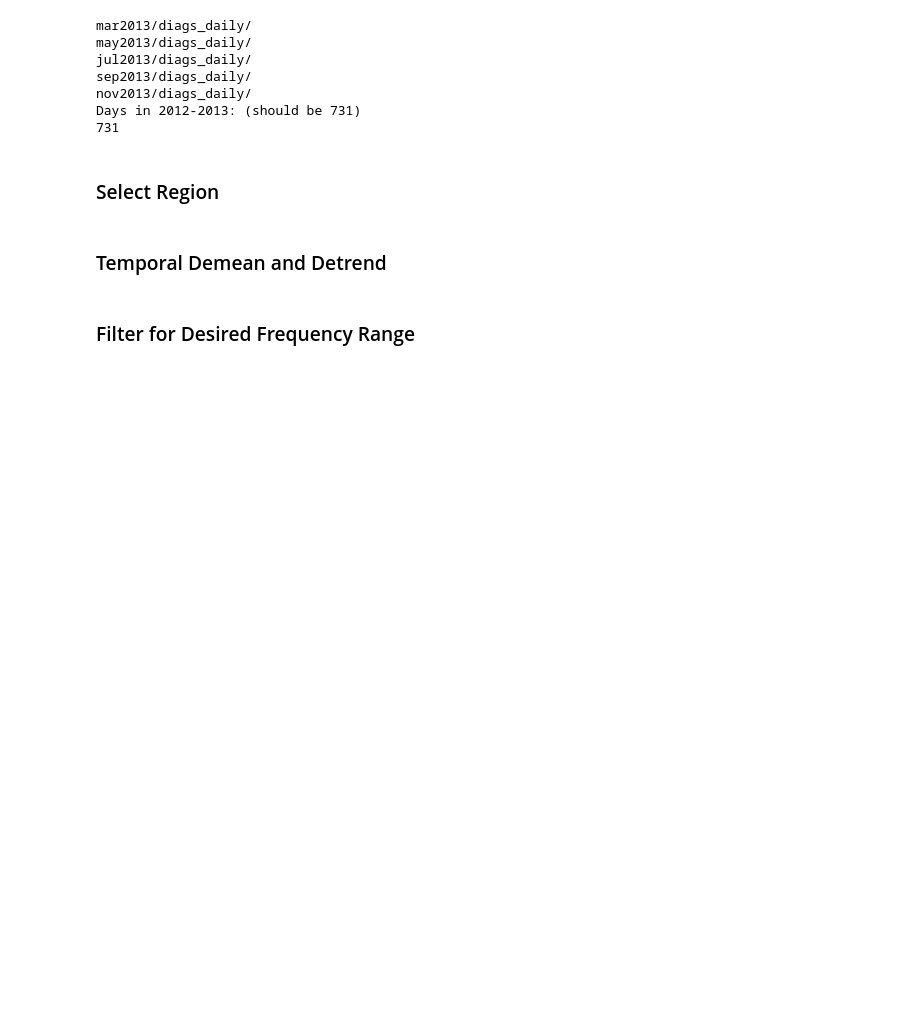
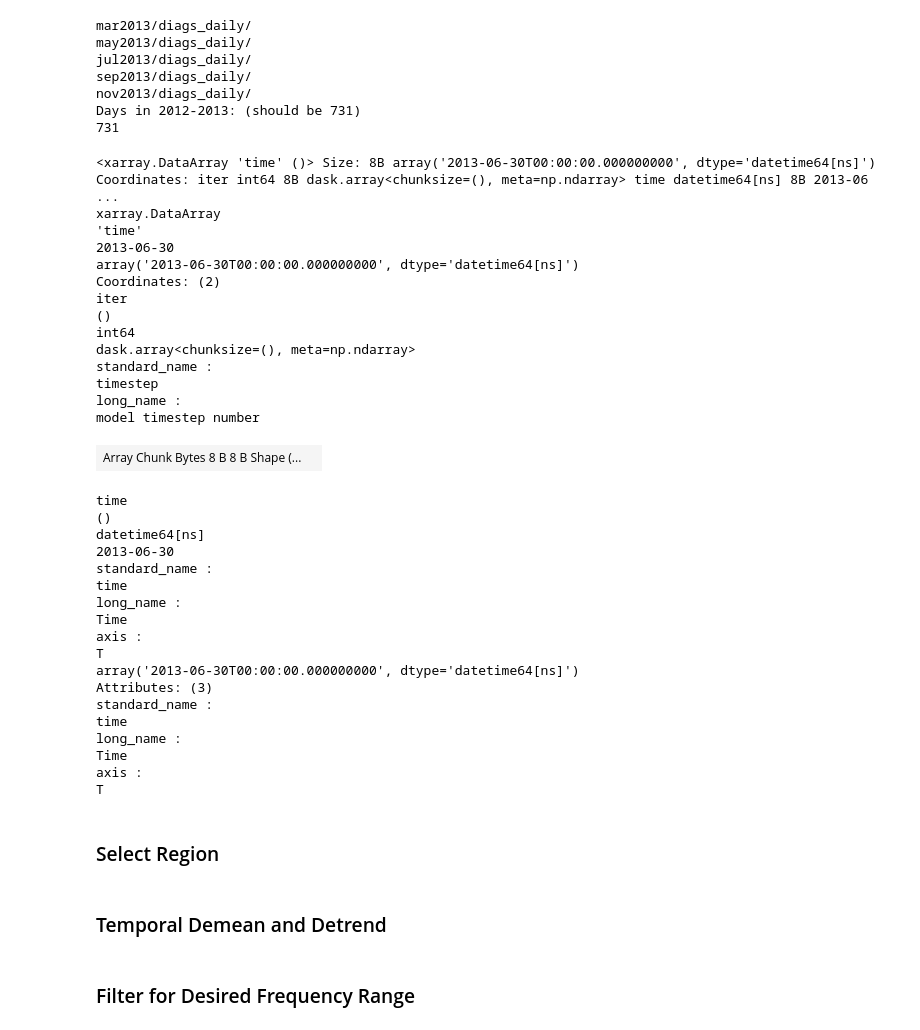
Before and after one commit to eldavenport/yannai-waves, a Jupyter notebook: dispersion_curves.ipynb, the cells around one changed output. Drawn from its saved outputs; the diff is of its cells as text; code cells hidden in the pictures; blank space fills up the shorter version.

```diff
--- a/dispersion_curves.ipynb
+++ b/dispersion_curves.ipynb
@@ -76,6 +76,42 @@ sep2013/diags_daily/
 nov2013/diags_daily/
 Days in 2012-2013: (should be 731)
 731
+# %%
+ds_tpose_TAO.time[-1]
+# %% [output]
+<xarray.DataArray 'time' ()> Size: 8B array('2013-06-30T00:00:00.000000000', dtype='datetime64[ns]') Coordinates: iter int64 8B dask.array<chunksize=(), meta=np.ndarray> time datetime64[ns] 8B 2013-06 ...
+xarray.DataArray
+'time'
+2013-06-30
+array('2013-06-30T00:00:00.000000000', dtype='datetime64[ns]')
+Coordinates: (2)
+iter
+()
+int64
+dask.array<chunksize=(), meta=np.ndarray>
+standard_name :
+timestep
+long_name :
+model timestep number
+| Array Chunk Bytes 8 B 8 B Shape (... |  |
+time
+()
+datetime64[ns]
+2013-06-30
+standard_name :
+time
+long_name :
+Time
+axis :
+T
+array('2013-06-30T00:00:00.000000000', dtype='datetime64[ns]')
+Attributes: (3)
+standard_name :
+time
+long_name :
+Time
+axis :
+T
 # %% [markdown]
 ### Select Region
 # %%
```
Also changed, not shown: parts of 14 cells of this notebook, 8 other files.
